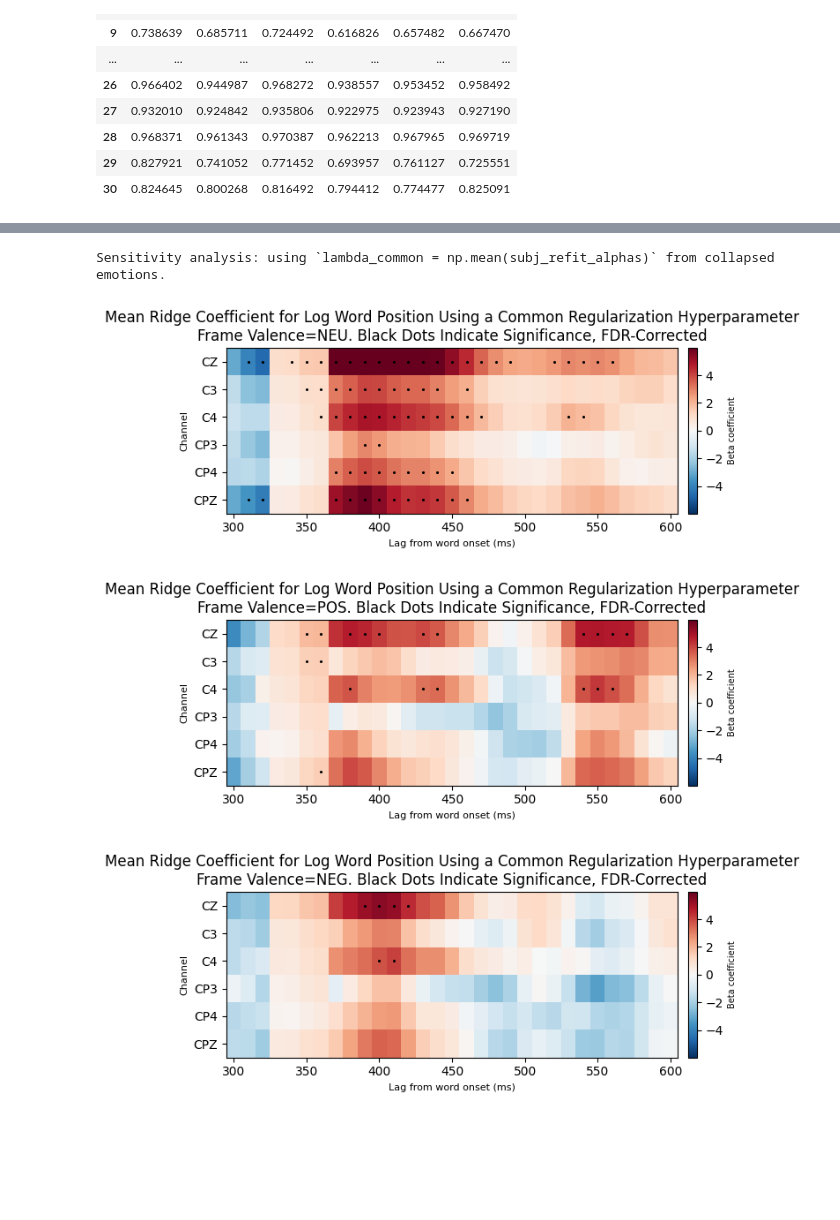
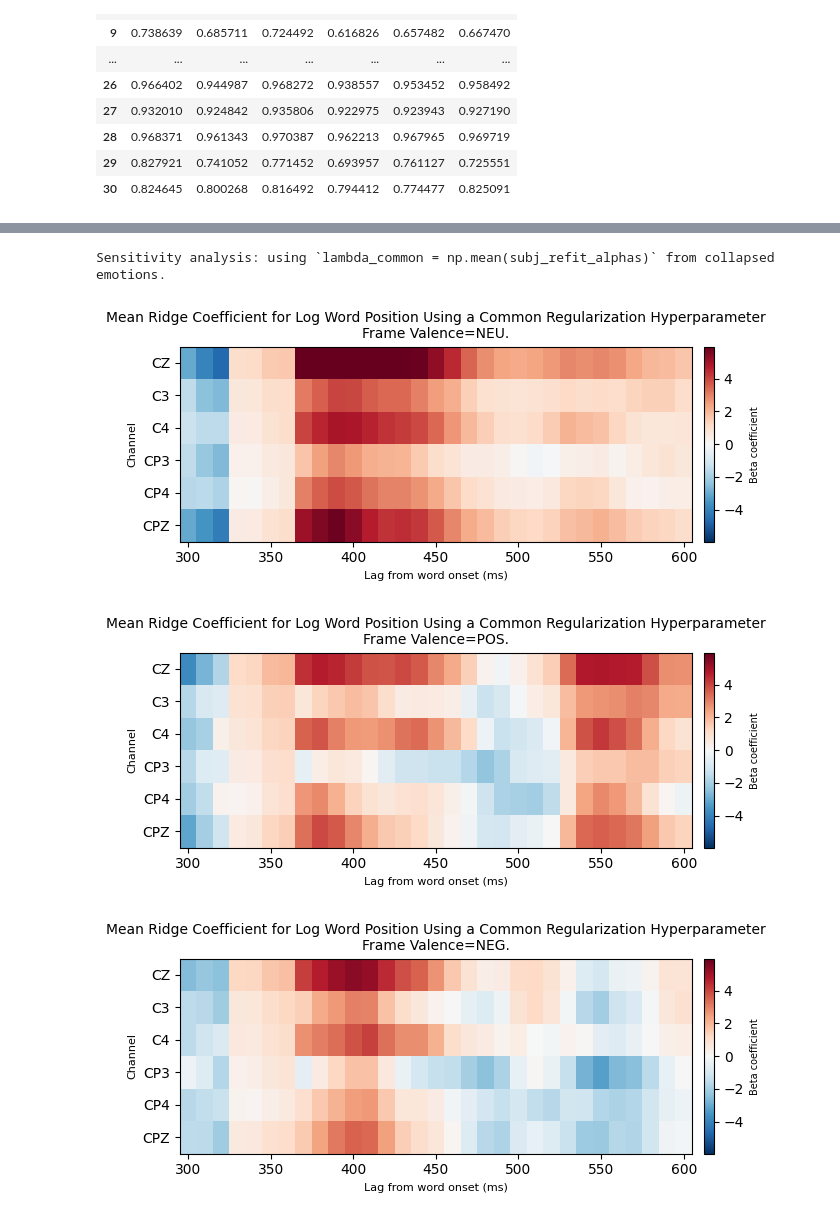
Before and after one commit to amandalin047/Updating_rERP_2023, a Jupyter notebook: deconvolution/deconv_v4.ipynb, the cells around one changed output, grey strips where cells are left out. Drawn from its saved outputs; the diff is of its cells as text; code cells hidden in the pictures; blank space fills up the shorter version.

```diff
--- a/deconvolution/deconv_v4.ipynb
+++ b/deconvolution/deconv_v4.ipynb
@@ -1056,24 +1051,24 @@ figs_with_emo = {key: time_window_heatmap(coefs,
 # %%
 print("Sensitivity analysis: using `lambda_common = np.mean(subj_refit_alphas)` from collapsed emotions.")
 n400_coefs_with_emo_lambda_common = {key: get_time_window_coefs(val[1],
                                                   n_predictors=2,
                                                   intercept_index=0,
                                                   beta_index=1,
                                                   time_window=(0.3, 0.6),
                                                   sfreq=100.0,
                                                   sig_thresh=0.05)
                                                   for key, val in refit_with_emo_lambda_common.items()}
 figs_with_emo_lambda_common = {key: time_window_heatmap(coefs,
                                           time_window=(0.3, 0.6),
                                           dt=10,
                                           ch_roi=ch_roi,
-                                          show_corrected=True,
+                                          show_sig=False,
                                           vmin=-vmin, vmax=vmax,
                                           component_name="N400",
-                                          alt_title=f"Mean Ridge Coefficient for Log Word Position Using a Common Regularization Hyperparameter\nFrame Valence={key.upper()}. Black Dots Indicate Significance, FDR-Corrected")
+                                          alt_title=f"Mean Ridge Coefficient for Log Word Position Using a Common Regularization Hyperparameter\nFrame Valence={key.upper()}.")
                                           for key, coefs in n400_coefs_with_emo_lambda_common.items()}
 # %% [output]
 Sensitivity analysis: using `lambda_common = np.mean(subj_refit_alphas)` from collapsed emotions.
-[figure, old version]
+[figure, new version]
-[figure, old version]
+[figure, new version]
-[figure, old version]
+[figure, new version]
```
Also changed, not shown: parts of 8 cells of this notebook, 1 other file.
